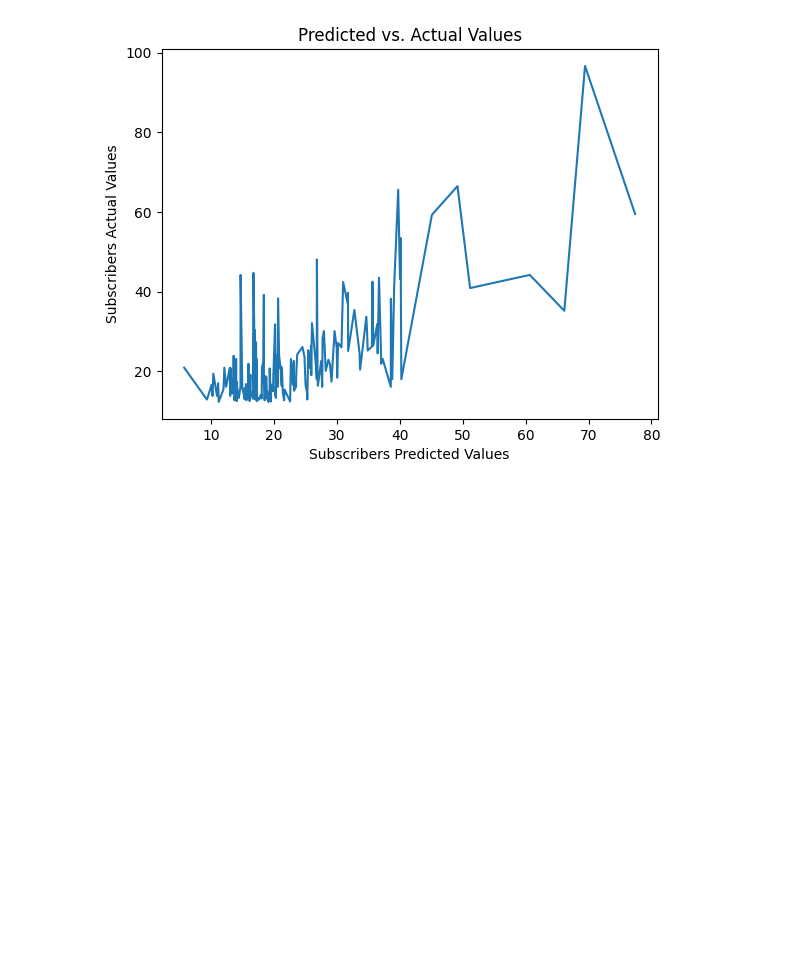
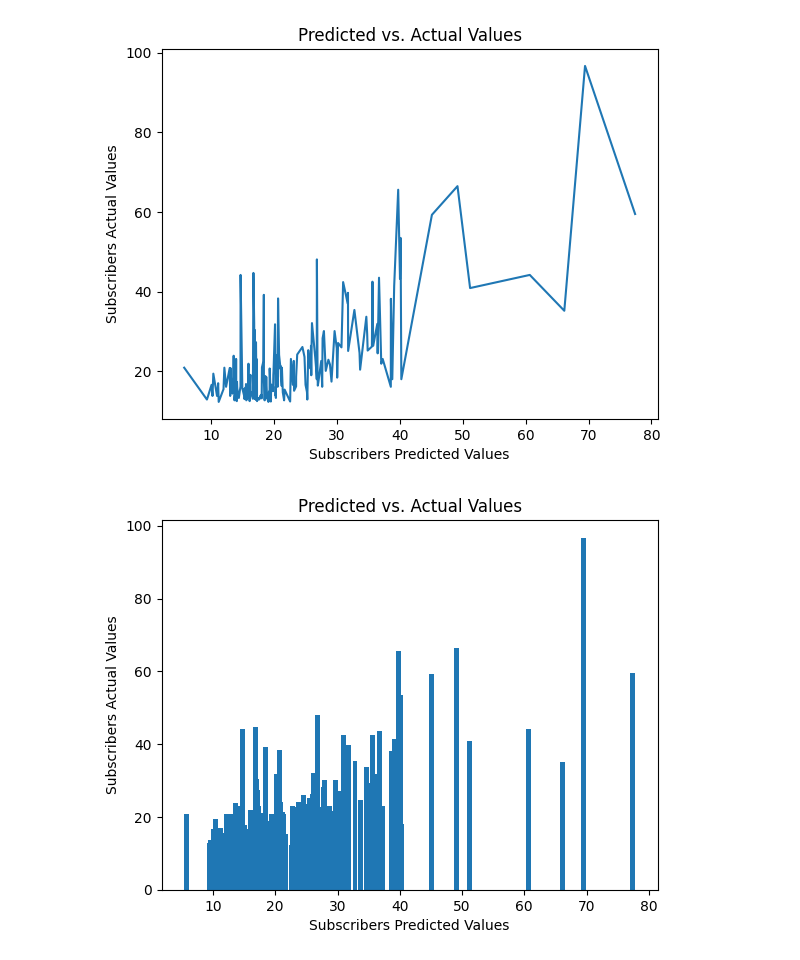
Before and after one commit to Vishek12/EECS-3401-Project, a Jupyter notebook: YouTube_Ranker.ipynb, the cells around one changed output. Drawn from its saved outputs; the diff is of its cells as text; code cells hidden in the pictures; blank space fills up the shorter version.

```diff
--- a/YouTube_Ranker.ipynb
+++ b/YouTube_Ranker.ipynb
@@ -363,3 +363,12 @@ plt.title('Predicted vs. Actual Values')
 plt.show()
 # %% [output]
 [figure]
+# %%
+#Linear Regression Model Graph
+plt.bar(lr_y_predict, y_test)  # y is your actual target values
+plt.xlabel("Subscribers Predicted Values")
+plt.ylabel("Subscribers Actual Values")
+plt.title("Predicted vs. Actual Values")
+plt.show()
+# %% [output]
+[figure, added]
```
